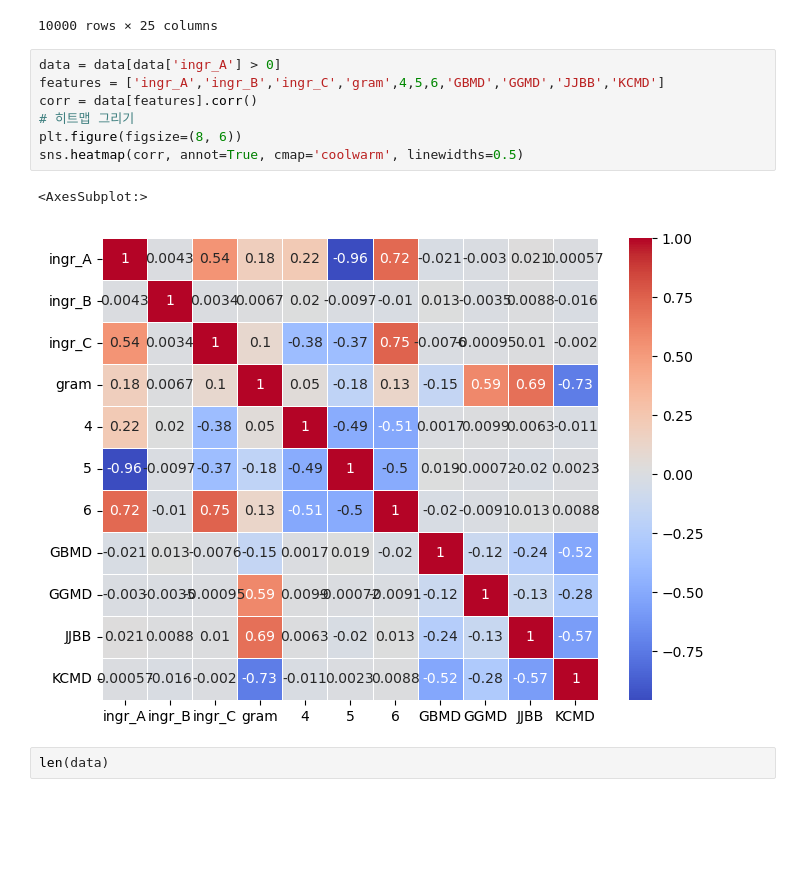
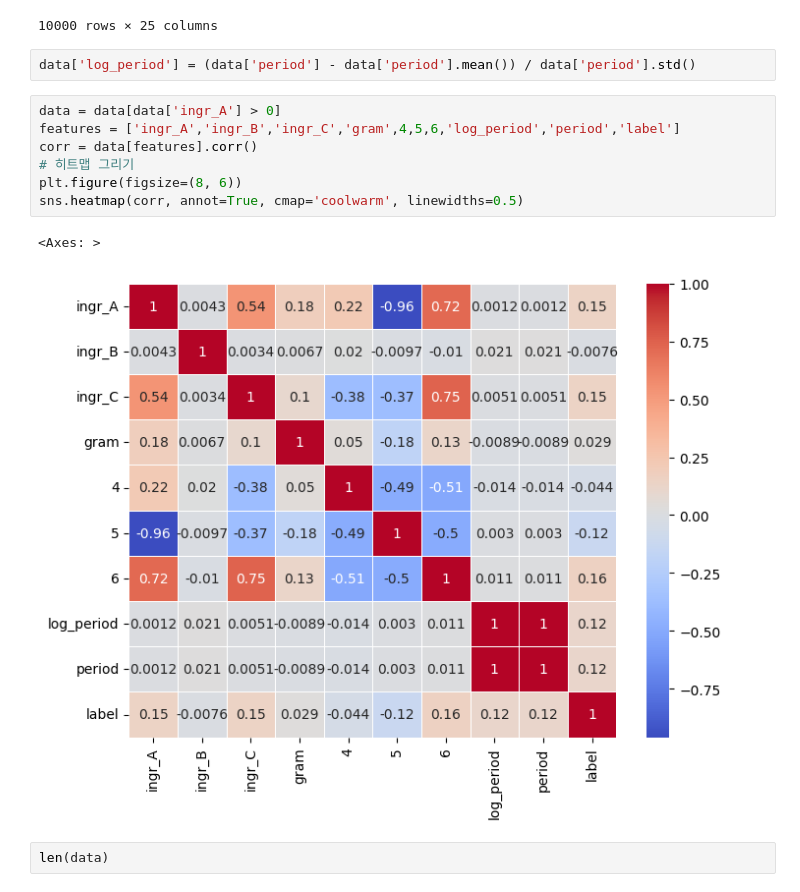
Before and after one commit to moontaijin/2023_DataScience, a Jupyter notebook: EDA.ipynb, the cells around one changed output. Saved outputs shown, nothing was run; the diff lists cells and outputs as text; blank space fills up the shorter version.

```diff
--- a/EDA.ipynb
+++ b/EDA.ipynb
@@ -821,16 +821,18 @@ data
 | 9998 | 49985 | 20230405산천007488A | JJBB | K | 2023-04-05 | 2023-04-16 | 309.4751 | 5.7987 | 6.5499 | F3 | ... | ... |
 | 9999 | 49997 | 20230403오포082212A | JJBB | C | 2023-04-03 | 2023-05-02 | 328.3941 | 5.8472 | 5.9838 | F3 | ... | ... |
 10000 rows × 25 columns
+# %%
+data['log_period'] = (data['period'] - data['period'].mean()) / data['period'].std()
 # %%
 data = data[data['ingr_A'] > 0]
-features = ['ingr_A','ingr_B','ingr_C','gram',4,5,6,'GBMD','GGMD','JJBB','KCMD']
+features = ['ingr_A','ingr_B','ingr_C','gram',4,5,6,'log_period','period','label']
 corr = data[features].corr()
 # 히트맵 그리기
 plt.figure(figsize=(8, 6))
 sns.heatmap(corr, annot=True, cmap='coolwarm', linewidths=0.5)
 # %% [output]
-<AxesSubplot:>
+<Axes: >
-[figure, old version]
+[figure, new version]
 # %%
 len(data)
 # %% [output]
```
Also changed, not shown: 1 other file.
